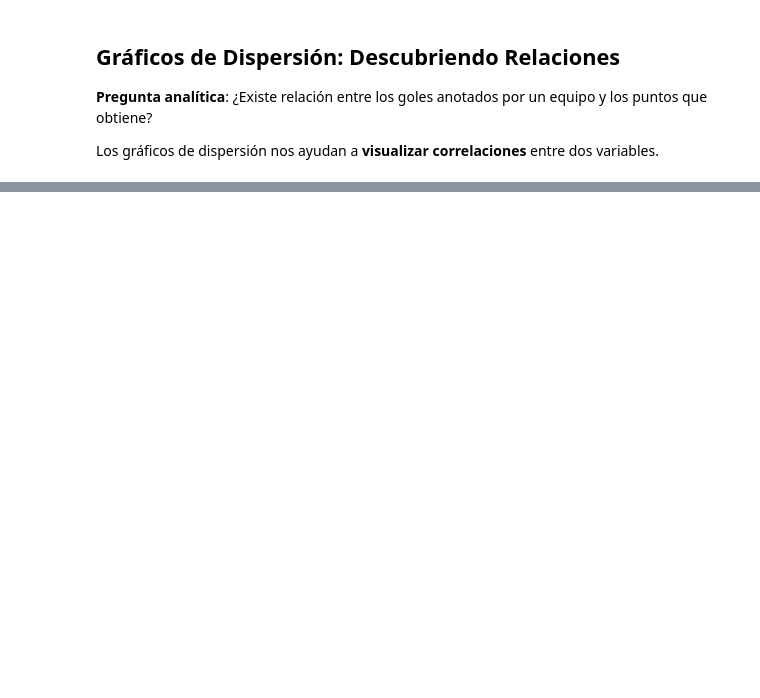
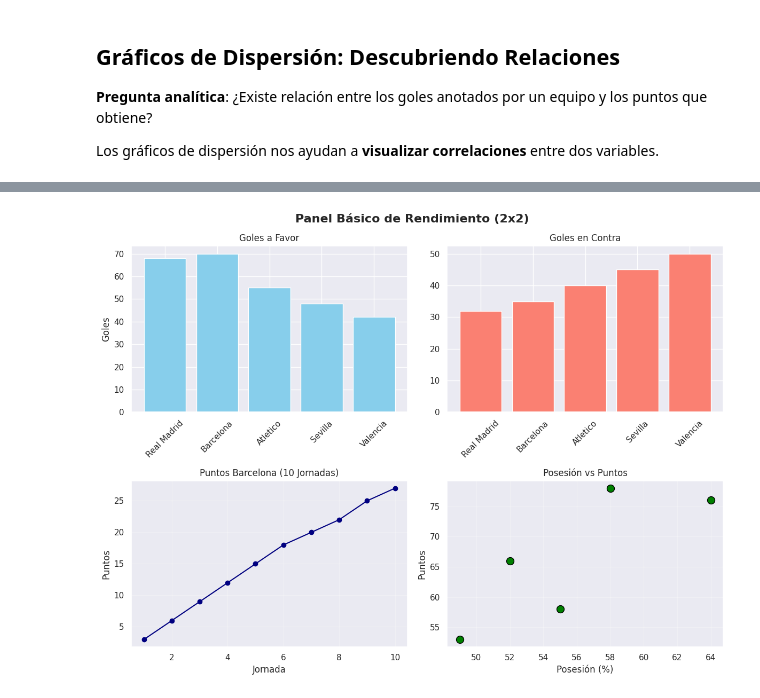
Before and after one commit to julihocc/prepatec-soccer-analytics, a Jupyter notebook: contenido/bloque-1/semana-5/visualizacion-basica.ipynb, the cells around one changed output, grey strips where cells are left out. Saved outputs shown, nothing was run; the diff lists cells and outputs as text; code cells hidden in the pictures; blank space fills up the shorter version.

```diff
--- a/contenido/bloque-1/semana-5/visualizacion-basica.ipynb
+++ b/contenido/bloque-1/semana-5/visualizacion-basica.ipynb
@@ -288,70 +191,52 @@ Crear visualizaciones complejas y profesionales que comuniquen múltiples insigh
 # %%
 # ===============================
-# SUBGRÁFICOS: Panel de Control Múltiple
+# SUBGRÁFICOS BÁSICOS (Versión Simplificada 2x2)
 # ===============================
 
-# Datos para análisis completo
+# Datos simples
 equipos = ['Real Madrid', 'Barcelona', 'Atletico', 'Sevilla', 'Valencia']
 goles_favor = [68, 70, 55, 48, 42]
 goles_contra = [32, 35, 40, 45, 50]
 puntos = [78, 76, 66, 58, 53]
 posesion = [58, 64, 52, 55, 49]
 
-# Creando figura con múltiples subgráficos
-fig, ((ax1, ax2), (ax3, ax4)) = plt.subplots(2, 2, figsize=(15, 12))
-fig.suptitle('Análisis Integral de Equipos - La Liga 2023-24', fontsize=16, fontweight='bold')
+fig, axes = plt.subplots(2, 2, figsize=(12, 9))
+fig.suptitle('Panel Básico de Rendimiento (2x2)', fontsize=16, fontweight='bold')
 
-# Subgráfico 1: Goles Favor vs Contra
-x_pos = np.arange(len(equipos))
-width = 0.35
+# 1. Barras: Goles a Favor
+axes[0,0].bar(equipos, goles_favor, color='skyblue')
+axes[0,0].set_title('Goles a Favor')
+axes[0,0].set_ylabel('Goles')
+axes[0,0].tick_params(axis='x', rotation=45)
 
-ax1.bar(x_pos - width/2, goles_favor, width, label='Goles Favor', color='lightgreen', edgecolor='darkgreen')
-ax1.bar(x_pos + width/2, goles_contra, width, label='Goles Contra', color='lightcoral', edgecolor='darkred')
-ax1.set_title('Rendimiento Ofensivo vs Defensivo')
-ax1.set_xlabel('Equipos')
-ax1.set_ylabel('Goles')
-ax1.set_xticks(x_pos)
-ax1.set_xticklabels(equipos, rotation=45)
-ax1.legend()
-ax1.grid(True, alpha=0.3)
+# 2. Barras: Goles en Contra
+axes[0,1].bar(equipos, goles_contra, color='salmon')
+axes[0,1].set_title('Goles en Contra')
+axes[0,1].tick_params(axis='x', rotation=45)
 
-# Subgráfico 2: Evolución de Puntos (simulada)
-jornadas = list(range(1, 16))
-madrid_puntos = np.cumsum([3, 3, 1, 3, 3, 3, 3, 3, 3, 3, 3, 1, 3, 3, 3])
-barca_puntos = np.cumsum([3, 3, 3, 3, 3, 3, 3, 3, 3, 3, 3, 3, 1, 1, 1])
+# 3. Línea: Evolución simple (simulada)
+jornadas = list(range(1, 11))
+barcelona = [3, 6, 9, 12, 15, 18, 20, 22, 25, 27]
+axes[1,0].plot(jornadas, barcelona, marker='o', color='navy')
+axes[1,0].set_title('Puntos Barcelona (10 Jornadas)')
+axes[1,0].set_xlabel('Jornada')
+axes[1,0].set_ylabel('Puntos')
+axes[1,0].grid(alpha=0.3)
 
-ax2.plot(jornadas, madrid_puntos, marker='o', linewidth=3, label='Real Madrid', color='purple')
-ax2.plot(jornadas, barca_puntos, marker='s', linewidth=3, label='Barcelona', color='blue')
-ax2.set_title('Evolución de Puntos')
-ax2.set_xlabel('Jornada')
-ax2.set_ylabel('Puntos Acumulados')
-ax2.legend()
-ax2.grid(True, alpha=0.3)
-
-# Subgráfico 3: Correlación Posesión vs Puntos
-ax3.scatter(posesion, puntos, s=150, alpha=0.7, c=puntos, cmap='viridis', edgecolors='black')
-ax3.set_title('Posesión vs Rendimiento')
-ax3.set_xlabel('Posesión Promedio (%)')
-ax3.set_ylabel('Puntos Totales')
-ax3.grid(True, alpha=0.3)
-
-# Añadir línea de tendencia
-z = np.polyfit(posesion, puntos, 1)
-p = np.poly1d(z)
-ax3.plot(posesion, p(posesion), "r--", alpha=0.8)
-
-# Subgráfico 4: Eficiencia Goleadora
-eficiencia = [g/p*10 for g, p in zip(goles_favor, puntos)]  # Goles por cada 10 puntos
-colors = ['gold', 'silver', '#CD7F32', 'lightblue', 'lightgray']
-
-ax4.pie(eficiencia, labels=equipos, autopct='%1.1f%%', colors=colors, startangle=90)
-ax4.set_title('Distribución de Eficiencia Goleadora')
+# 4. Dispersión: Posesión vs Puntos (simple)
+axes[1,1].scatter(posesion, puntos, color='green', s=100, edgecolors='black')
+axes[1,1].set_title('Posesión vs Puntos')
+axes[1,1].set_xlabel('Posesión (%)')
+axes[1,1].set_ylabel('Puntos')
+axes[1,1].grid(alpha=0.3)
 
 plt.tight_layout()
 plt.show()
 
-print("=== INSIGHTS DEL PANEL MÚLTIPLE ===")
-print("• ¿Qué equipo tiene mejor balance ofensivo-defensivo?")
-print("• ¿Cuándo se definió la lucha por el título?")
-print("• ¿La posesión garantiza mejores resultados?")
-print("• ¿Qué equipo es más eficiente convirtiendo goles en puntos?")
+print("Reflexión panel:")
+print("1. ¿Qué equipo destaca en ataque?")
+print("2. ¿Quién necesita mejorar defensa?")
+print("3. ¿La evolución de puntos es estable?")
+print("4. ¿Más posesión parece asociarse a más puntos?")
+# %% [output]
+[figure, added]
```
Also changed, not shown: parts of 28 cells of this notebook, 1 other file.
